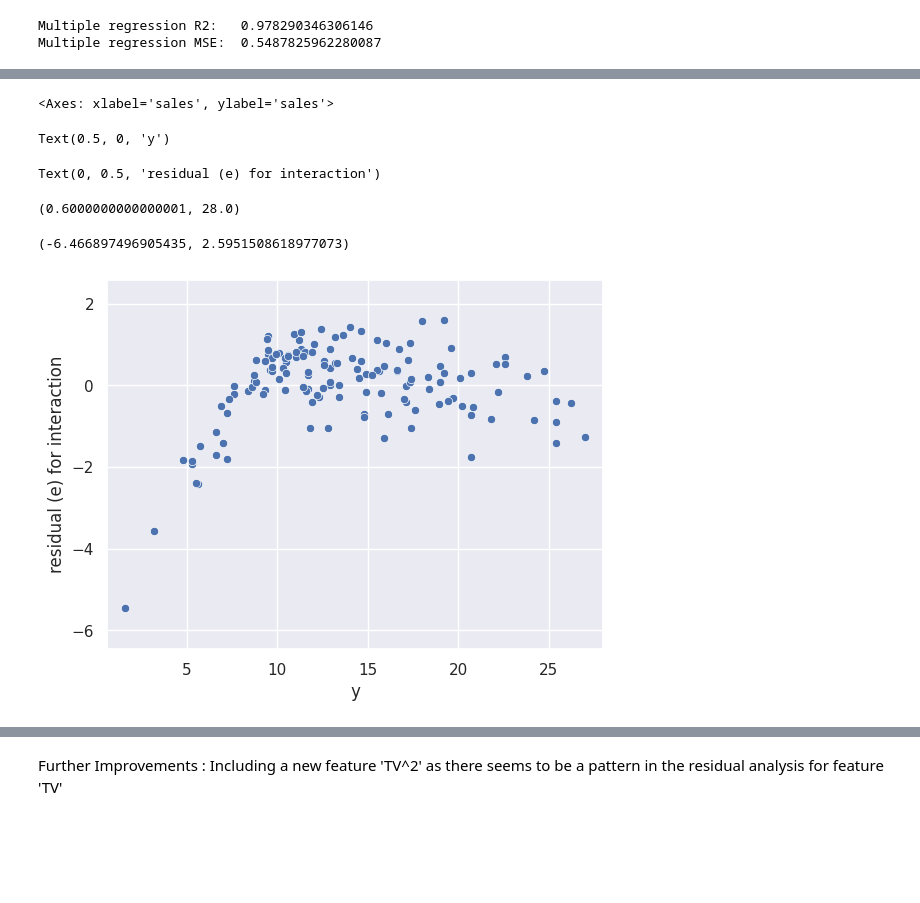
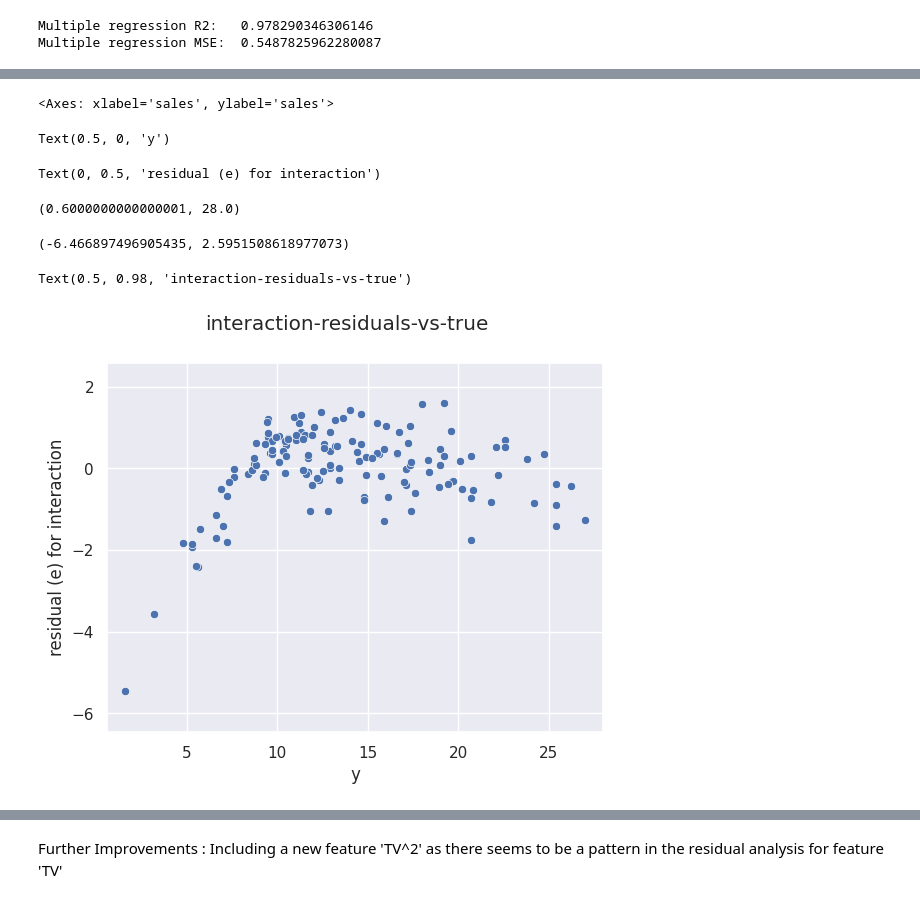
Before and after one commit to ShaktidharK1997/MLCourseProjects, a Jupyter notebook: lab-solution.ipynb, the cells around one changed output, grey strips where cells are left out. Cells and saved outputs as stored; diff of their text form; code cells hidden in the pictures; blank space fills up the shorter version.

```diff
--- a/lab-solution.ipynb
+++ b/lab-solution.ipynb
@@ -743,23 +752,25 @@ Text(0, 0.5, 'y_hat_interaction')
 # %%
 residual_train_interaction = train['sales'] - y_pred_tr_multi_interaction
 x_lim_hi = np.max(train['sales'])
 x_lim_lo= np.min(train['sales'])
 y_lim_hi = np.max(residual_train_interaction)
 y_lim_lo = np.min(residual_train_interaction)
 sns.scatterplot(x=train['sales'],y=residual_train_interaction)
 plt.xlabel('y');
 plt.ylabel('residual (e) for interaction');
 
 plt.xlim(x_lim_lo-1, x_lim_hi+1);
 plt.ylim(y_lim_lo-1, y_lim_hi+1);
+plt.suptitle('interaction-residuals-vs-true')
 plt.savefig('interaction-residuals-vs-true.png')
 # %% [output]
 <Axes: xlabel='sales', ylabel='sales'>
 Text(0.5, 0, 'y')
 Text(0, 0.5, 'residual (e) for interaction')
 (0.6000000000000001, 28.0)
 (-6.466897496905435, 2.5951508618977073)
+Text(0.5, 0.98, 'interaction-residuals-vs-true')
-[figure, old version]
+[figure, new version]
 # %%
 fig = plt.figure(figsize=(18,6))
 
```
Also changed, not shown: parts of 10 cells of this notebook.
